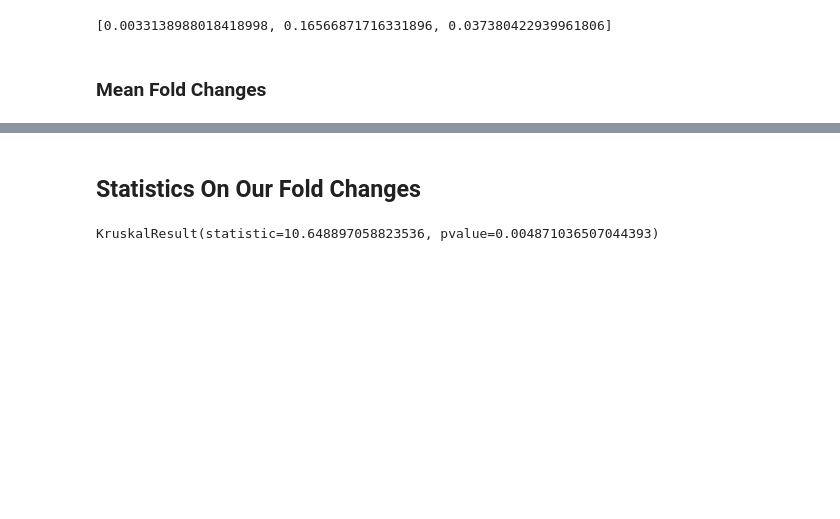
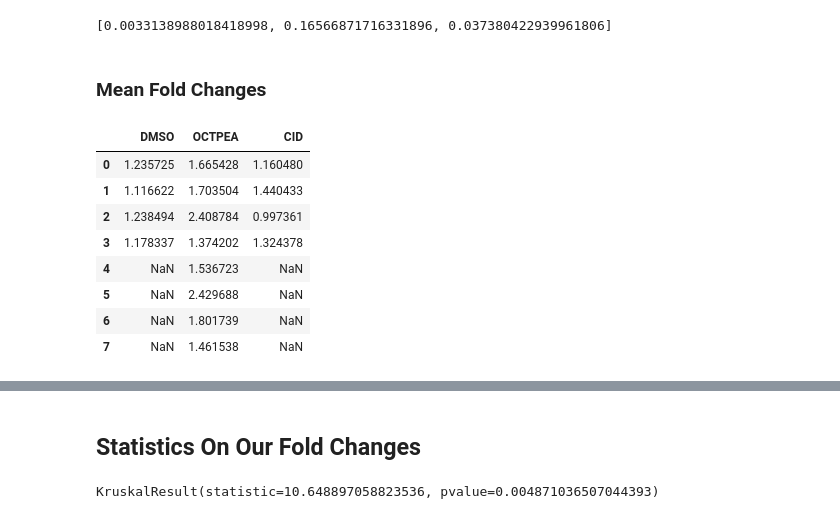
Before and after one commit to sarahigarza/Vollum_Python_ClassProj, a Jupyter notebook: live imaging analysis (base).ipynb, the cells around one changed output, grey strips where cells are left out. Drawn from its saved outputs; the diff is of its cells as text; code cells hidden in the pictures; blank space fills up the shorter version.

```diff
--- a/live imaging analysis (base).ipynb
+++ b/live imaging analysis (base).ipynb
@@ -298,6 +336,17 @@ CID_meanfold=np.mean(CID_foldchanges)
 # %%
 allfolds={'DMSO' : DMSO_foldchanges,'OCTPEA' : OCTPEA_foldchanges,'CID' : CID_foldchanges}
 folds=pd.DataFrame({ key:pd.Series(value) for key, value in allfolds.items() })
+folds
+# %% [output]
+|  | DMSO | OCTPEA | CID |
+| 0 | 1.235725 | 1.665428 | 1.160480 |
+| 1 | 1.116622 | 1.703504 | 1.440433 |
+| 2 | 1.238494 | 2.408784 | 0.997361 |
+| 3 | 1.178337 | 1.374202 | 1.324378 |
+| 4 | NaN | 1.536723 | NaN |
+| 5 | NaN | 2.429688 | NaN |
+| 6 | NaN | 1.801739 | NaN |
+| 7 | NaN | 1.461538 | NaN |
 # %%
 b=sns.boxplot(data=folds,palette='Pastel1')
 b.set(xlabel='Condition',ylabel='Oscillation Frequency (Fold Change)')
```
Also changed, not shown: parts of 25 cells of this notebook.
